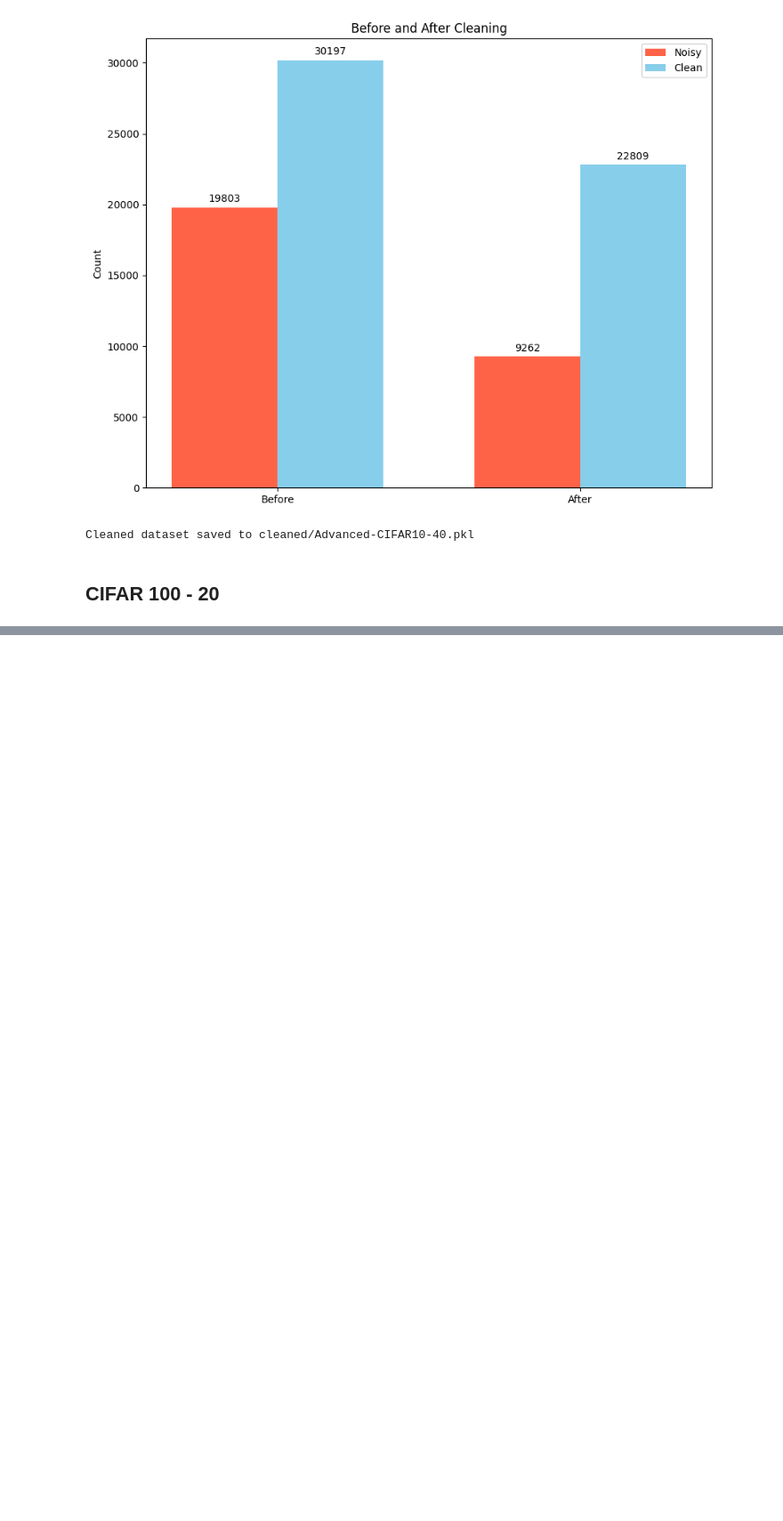
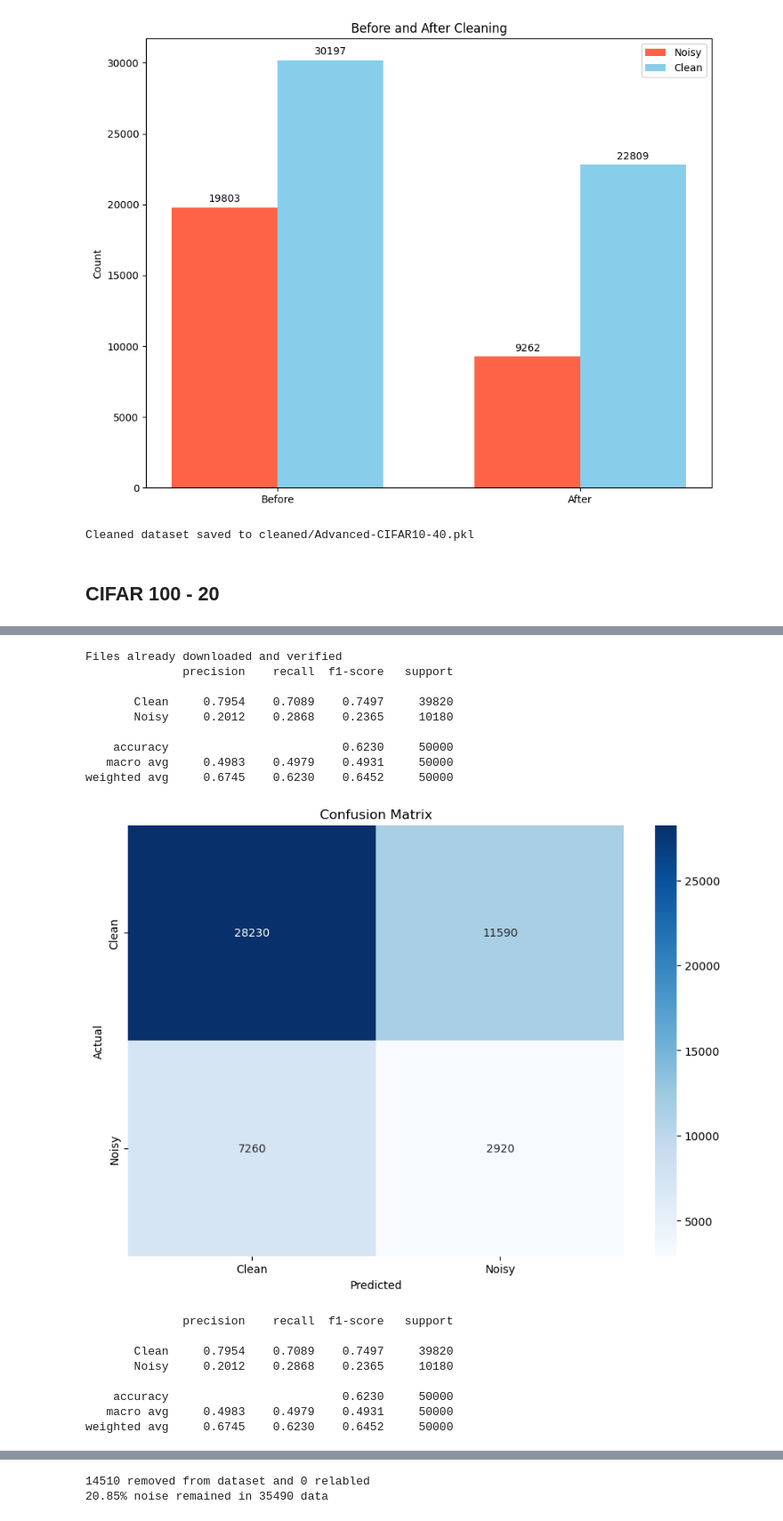
Before and after one commit to stormaref/SiameseNoiseDetection, a Jupyter notebook: main.ipynb, the cells around one changed output, grey strips where cells are left out. Shown at 89% size. Drawn from its saved outputs; the diff is of its cells as text; code cells hidden in the pictures; blank space fills up the shorter version.

```diff
--- a/main.ipynb
+++ b/main.ipynb
@@ -559,0 +517,22 @@ Training fold 5/15...
+# %%
+dataset = CIFAR100(root='data', train=True, download=True)
+manual_cleaned = noise_cleaner.advanced_clean(dataset=dataset, mistakes_count=15, relabel_threshold=-1)
+# %% [output]
+Files already downloaded and verified
+              precision    recall  f1-score   support
+
+       Clean     0.7954    0.7089    0.7497     39820
+       Noisy     0.2012    0.2868    0.2365     10180
+
+    accuracy                         0.6230     50000
+   macro avg     0.4983    0.4979    0.4931     50000
+weighted avg     0.6745    0.6230    0.6452     50000
+[figure, added]
+              precision    recall  f1-score   support
+
+       Clean     0.7954    0.7089    0.7497     39820
+       Noisy     0.2012    0.2868    0.2365     10180
+
+    accuracy                         0.6230     50000
+   macro avg     0.4983    0.4979    0.4931     50000
+weighted avg     0.6745    0.6230    0.6452     50000
@@ -559,0 +540,2 @@ Training fold 5/15...
+14510 removed from dataset and 0 relabled
+20.85% noise remained in 35490 data
```
Also changed, not shown: parts of 5 cells of this notebook.
